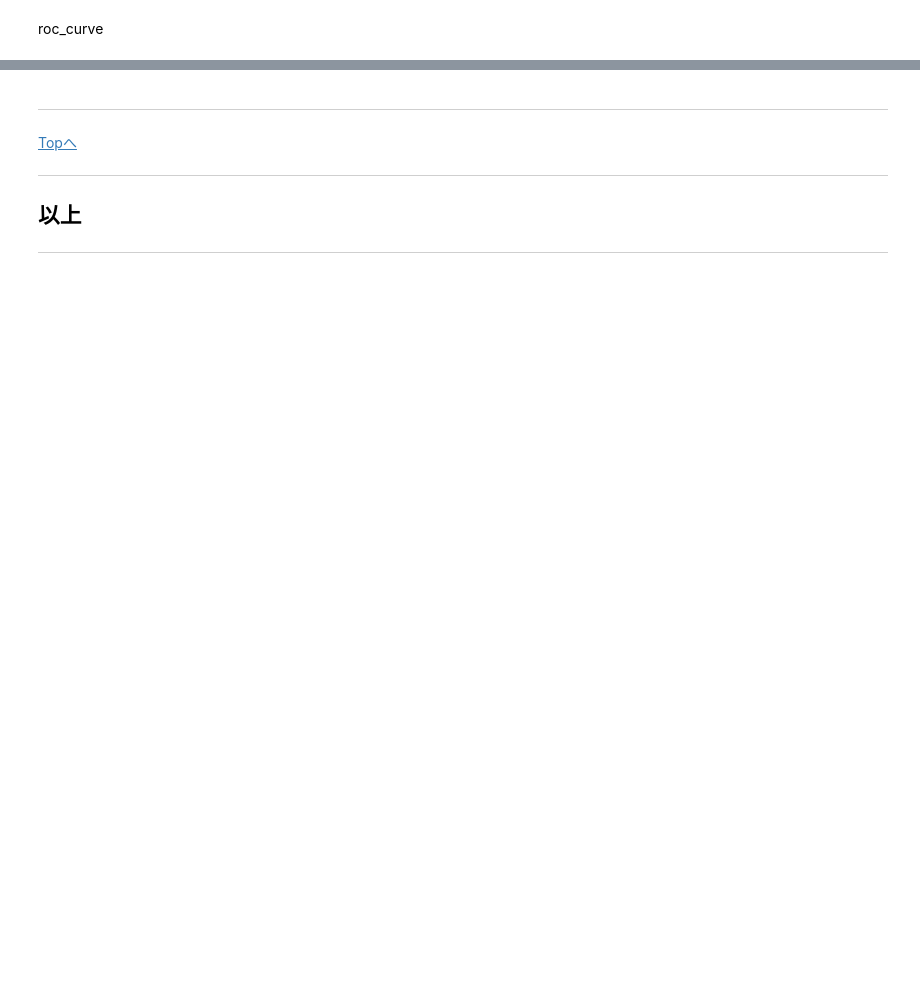
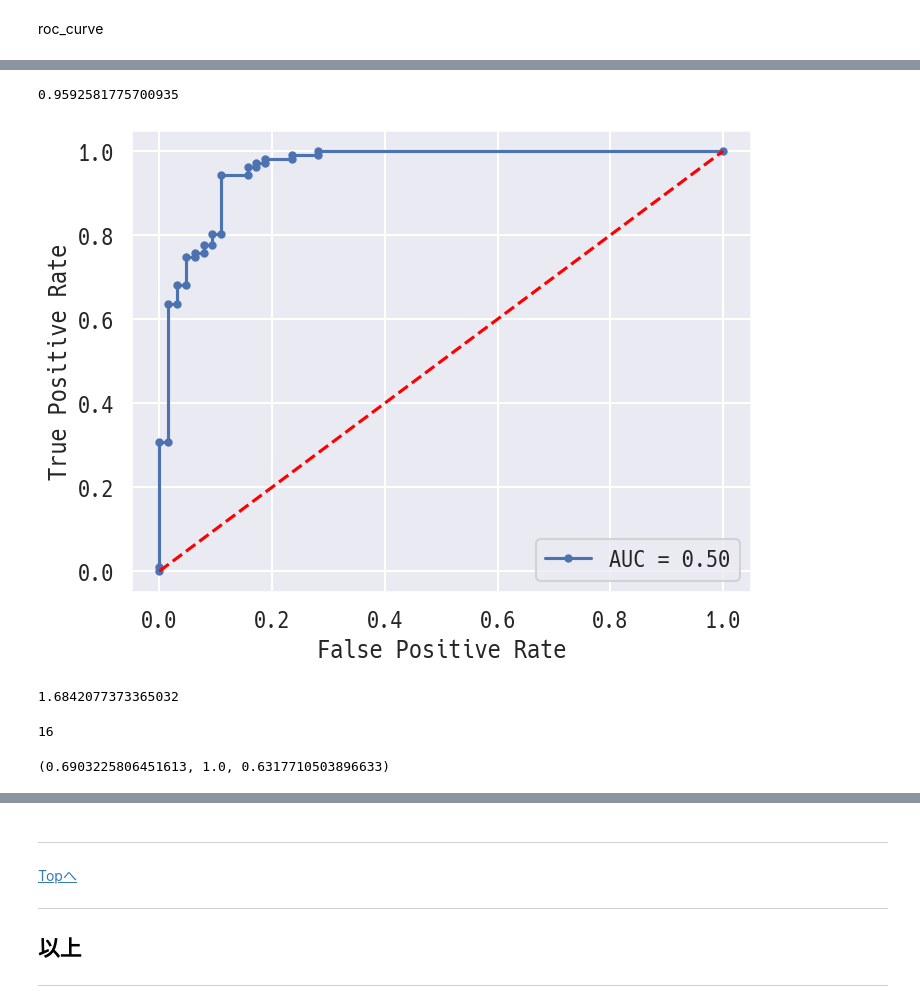
Before and after one commit to sato1214syun/python-data-analytics-udemy-business, a Jupyter notebook: src/10_Classification_models.ipynb, the cells around one changed output, grey strips where cells are left out. Cells and saved outputs as stored; diff of their text form; code cells hidden in the pictures; blank space fills up the shorter version.

```diff
--- a/src/10_Classification_models.ipynb
+++ b/src/10_Classification_models.ipynb
@@ -170,6 +215,12 @@ for feature in df.columns[:-1]:
 from sklearn.model_selection import train_test_split
 # %%
 # stratify:階層化、trainとtestの中でのｙのクラスの割合を一定にする
-X_train, X_test, y_train, y_test = train_test_split(df.iloc[:, :-1], df.iloc[:, -1], test_size=0.3, random_state=17, stratify=df.iloc[:, -1])
+X_train, X_test, y_train, y_test = train_test_split(
+    df.iloc[:, :-1],
+    df.iloc[:, -1],
+    test_size=0.3,
+    random_state=17,
+    stratify=df.iloc[:, -1],
+)
 # %%
 from sklearn.preprocessing import StandardScaler
@@ -524,15 +777,41 @@ fpr, tpr, threshold = roc_curve(y_test, prob[:, 1])
 # %%
 # aucの算出
 auc(fpr, tpr)
+# %% [output]
+0.9592581775700935
+# %%
+from sklearn.metrics import RocCurveDisplay
+
+fig, axes = plt.subplots(figsize=(8, 6))
+
+display = RocCurveDisplay(fpr=fpr, tpr=tpr, roc_auc=auc(fpr, fpr))
+# fpt, tprはすでに取得済み
+# roc_aucにはauc(area under curve, すでに計算済み)を指定する
+
+display.plot(marker="o", markersize=5, ax=axes)
+
+axes.set_xlabel("False Positive Rate")
+axes.set_ylabel("True Positive Rate")
+sns.lineplot(x=[0, 1], y=[0, 1], color="red", linestyle="--", ax=axes)
+
+plt.show()
+# %% [output]
+[figure, added]
 # %%
 # (1, 0)からの距離が最大になるfpr,tprの組を求める
-np.max((fpr - 1)**2 + tpr**2)
+np.max((fpr - 1) ** 2 + tpr**2)
+# %% [output]
+1.6842077373365032
 # %%
 # そのインデックスを求める
-np.argmax((fpr - 1)**2 + tpr**2)
+np.argmax((fpr - 1) ** 2 + tpr**2)
+# %% [output]
+16
 # %%
 # そのthresholdを求める
-threshold[16]
+precision[16], recall[16], threshold[16]
+# %% [output]
+(0.6903225806451613, 1.0, 0.6317710503896633)
 # %%
 # ROCカーブ理解のためのプロットを作っていく
 np.random.seed(17)
```
Also changed, not shown: parts of 76 cells of this notebook.
